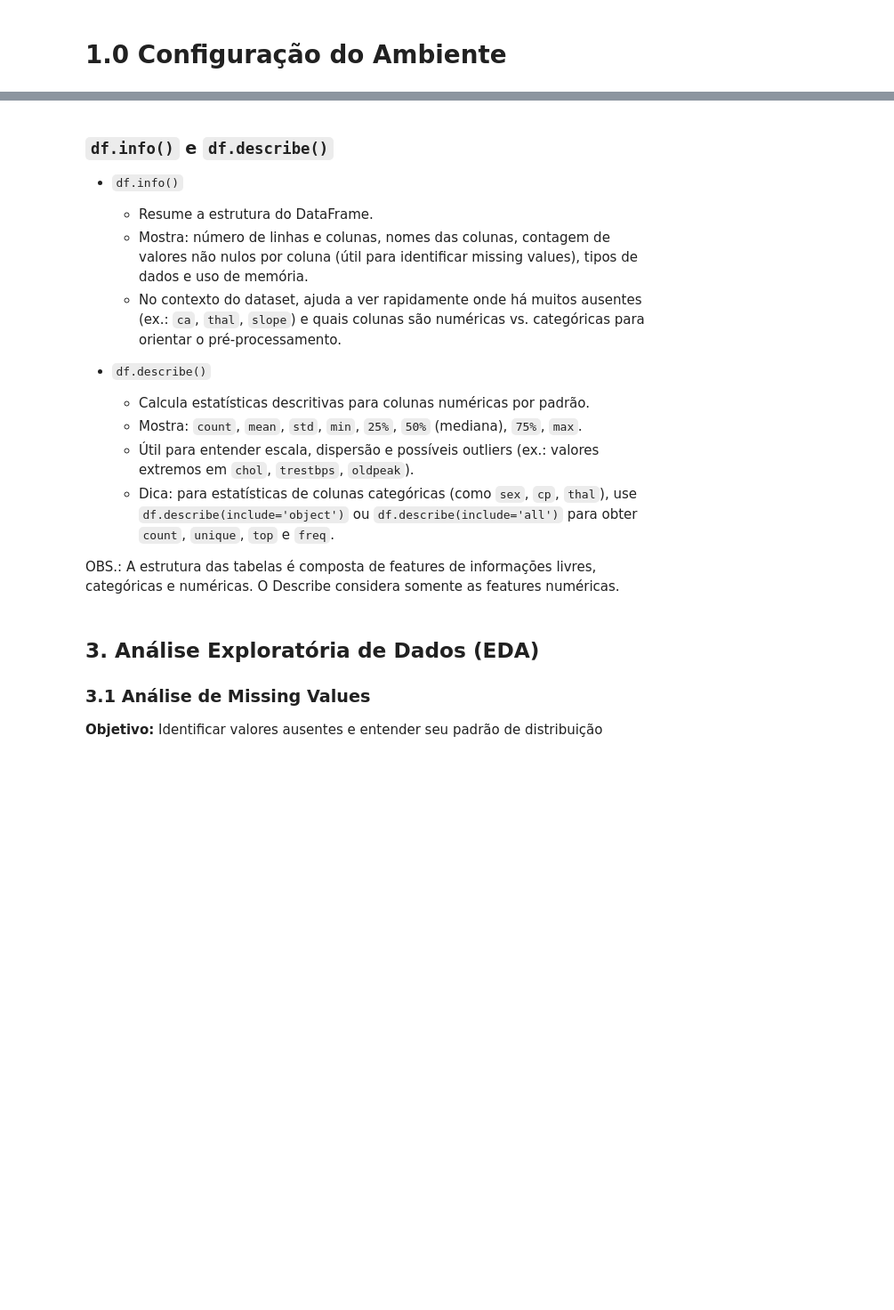
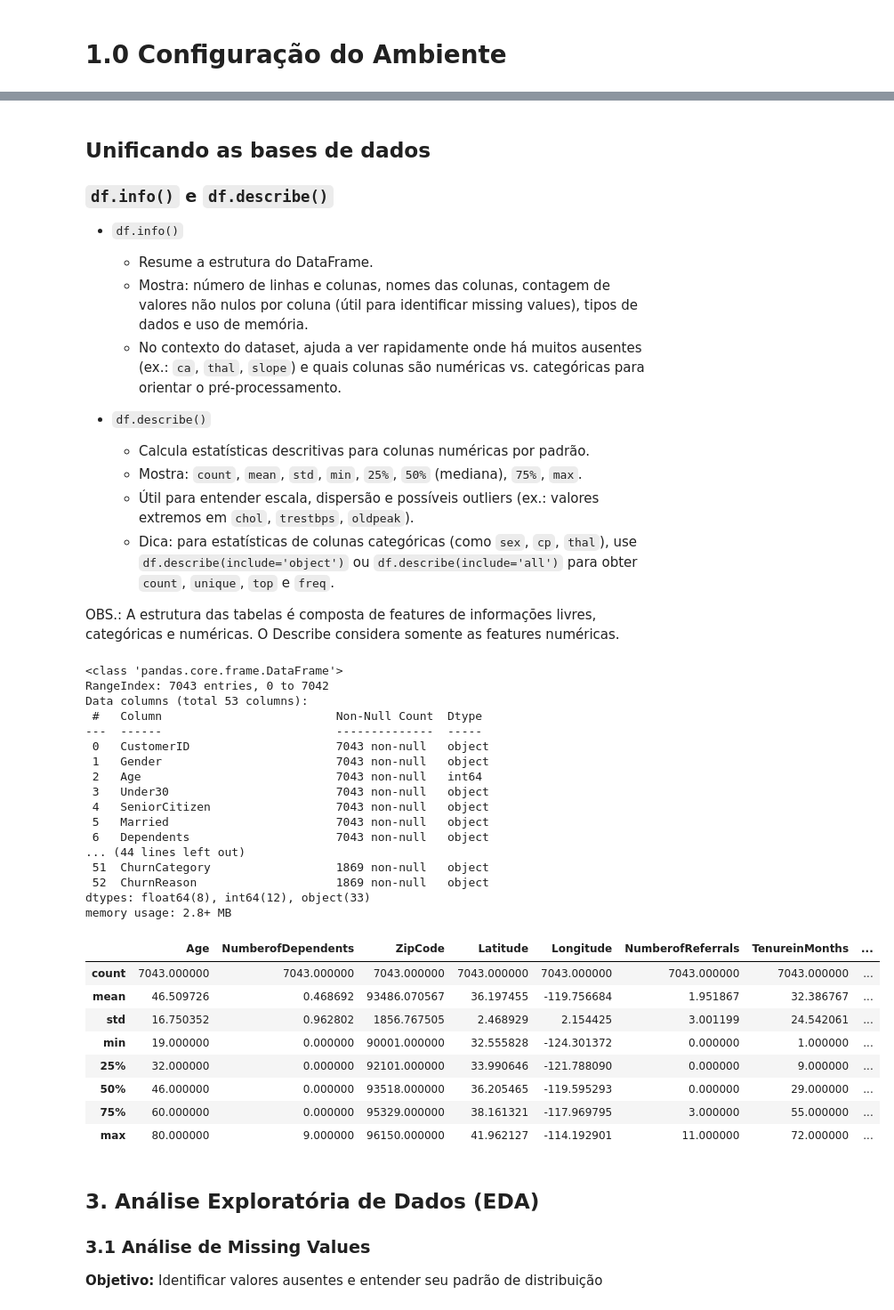
Before and after one commit to crisleymarques/postech-ml-challenge-fase-1, a Jupyter notebook: notebooks/Analise_Exploratoria_Dados.ipynb, the cells around one changed output, grey strips where cells are left out. Shown at 89% size. Saved outputs shown, nothing was run; the diff lists cells and outputs as text; code cells hidden in the pictures; blank space fills up the shorter version.

```diff
--- a/notebooks/Analise_Exploratoria_Dados.ipynb
+++ b/notebooks/Analise_Exploratoria_Dados.ipynb
@@ -200,4 +205,6 @@ memory usage: 1.8+ MB
 # %% [markdown]
+## Unificando as bases de dados
+
 ### `df.info()` e `df.describe()`
 
 - `df.info()`
@@ -212,6 +219,43 @@ memory usage: 1.8+ MB
     - Dica: para estatísticas de colunas categóricas (como `sex`, `cp`, `thal`), use `df.describe(include='object')` ou `df.describe(include='all')` para obter `count`, `unique`, `top` e `freq`.
 
 OBS.: A estrutura das tabelas é composta de features de informações livres, categóricas e numéricas. O Describe considera somente as features numéricas.
+# %%
+
+df = df_demographics.merge(df_location, on='CustomerID') \
+    .merge(df_services, on='CustomerID') \
+    .merge(df_population, on='ZipCode').merge(df_status, on='CustomerID')
+df.drop(columns=['ID'], inplace=True)
+
+df.head()
+df.info()
+df.describe()
+# %% [output]
+<class 'pandas.core.frame.DataFrame'>
+RangeIndex: 7043 entries, 0 to 7042
+Data columns (total 53 columns):
+ #   Column                         Non-Null Count  Dtype
+---  ------                         --------------  -----
+ 0   CustomerID                     7043 non-null   object
+ 1   Gender                         7043 non-null   object
+ 2   Age                            7043 non-null   int64
+ 3   Under30                        7043 non-null   object
+ 4   SeniorCitizen                  7043 non-null   object
+ 5   Married                        7043 non-null   object
+ 6   Dependents                     7043 non-null   object
+... (44 lines left out)
+ 51  ChurnCategory                  1869 non-null   object
+ 52  ChurnReason                    1869 non-null   object
+dtypes: float64(8), int64(12), object(33)
+memory usage: 2.8+ MB
+|  | Age | NumberofDependents | ZipCode | Latitude | Longitude | NumberofReferrals | TenureinMonths | ... |
+| count | 7043.000000 | 7043.000000 | 7043.000000 | 7043.000000 | 7043.000000 | 7043.000000 | 7043.000000 | ... |
+| mean | 46.509726 | 0.468692 | 93486.070567 | 36.197455 | -119.756684 | 1.951867 | 32.386767 | ... |
+| std | 16.750352 | 0.962802 | 1856.767505 | 2.468929 | 2.154425 | 3.001199 | 24.542061 | ... |
+| min | 19.000000 | 0.000000 | 90001.000000 | 32.555828 | -124.301372 | 0.000000 | 1.000000 | ... |
+| 25% | 32.000000 | 0.000000 | 92101.000000 | 33.990646 | -121.788090 | 0.000000 | 9.000000 | ... |
+| 50% | 46.000000 | 0.000000 | 93518.000000 | 36.205465 | -119.595293 | 0.000000 | 29.000000 | ... |
+| 75% | 60.000000 | 0.000000 | 95329.000000 | 38.161321 | -117.969795 | 3.000000 | 55.000000 | ... |
+| max | 80.000000 | 9.000000 | 96150.000000 | 41.962127 | -114.192901 | 11.000000 | 72.000000 | ... |
 # %% [markdown]
 ## 3. Análise Exploratória de Dados (EDA)
 
```
Also changed, not shown: parts of 7 cells of this notebook.
